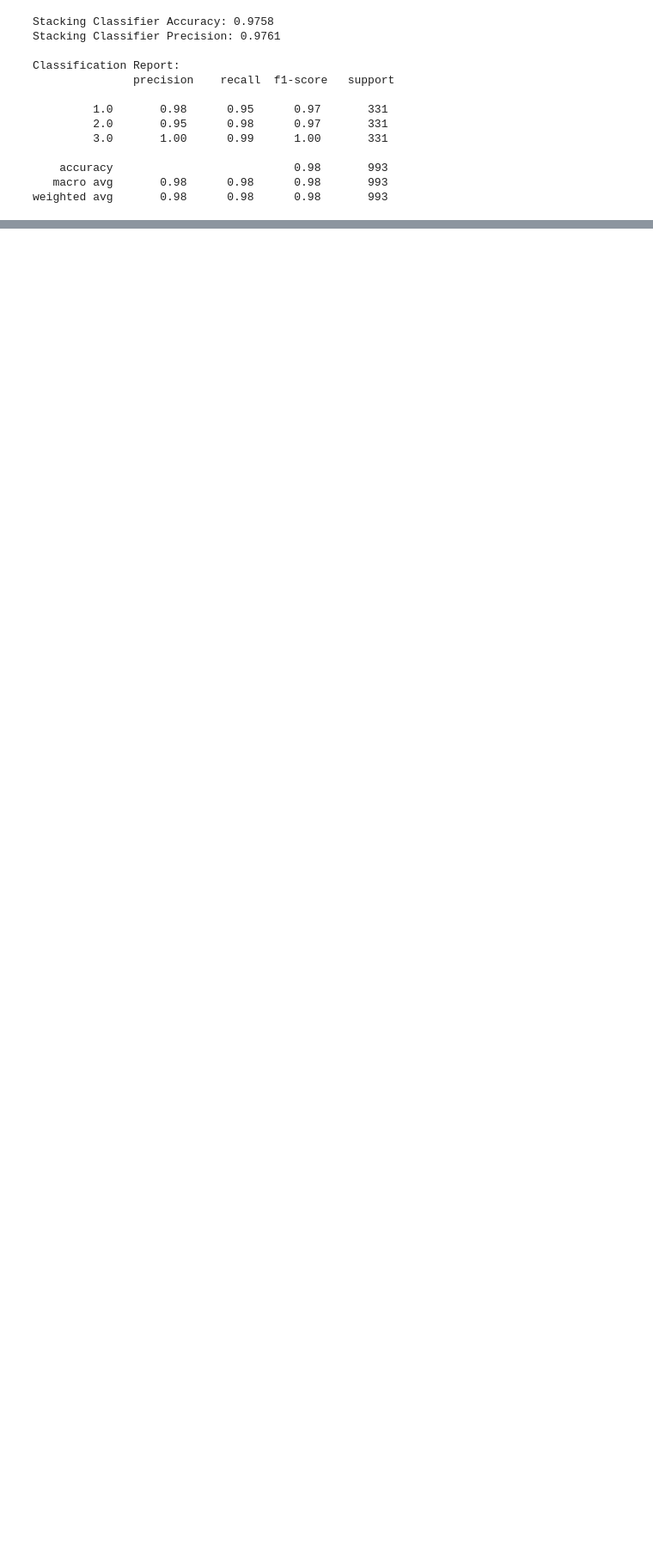
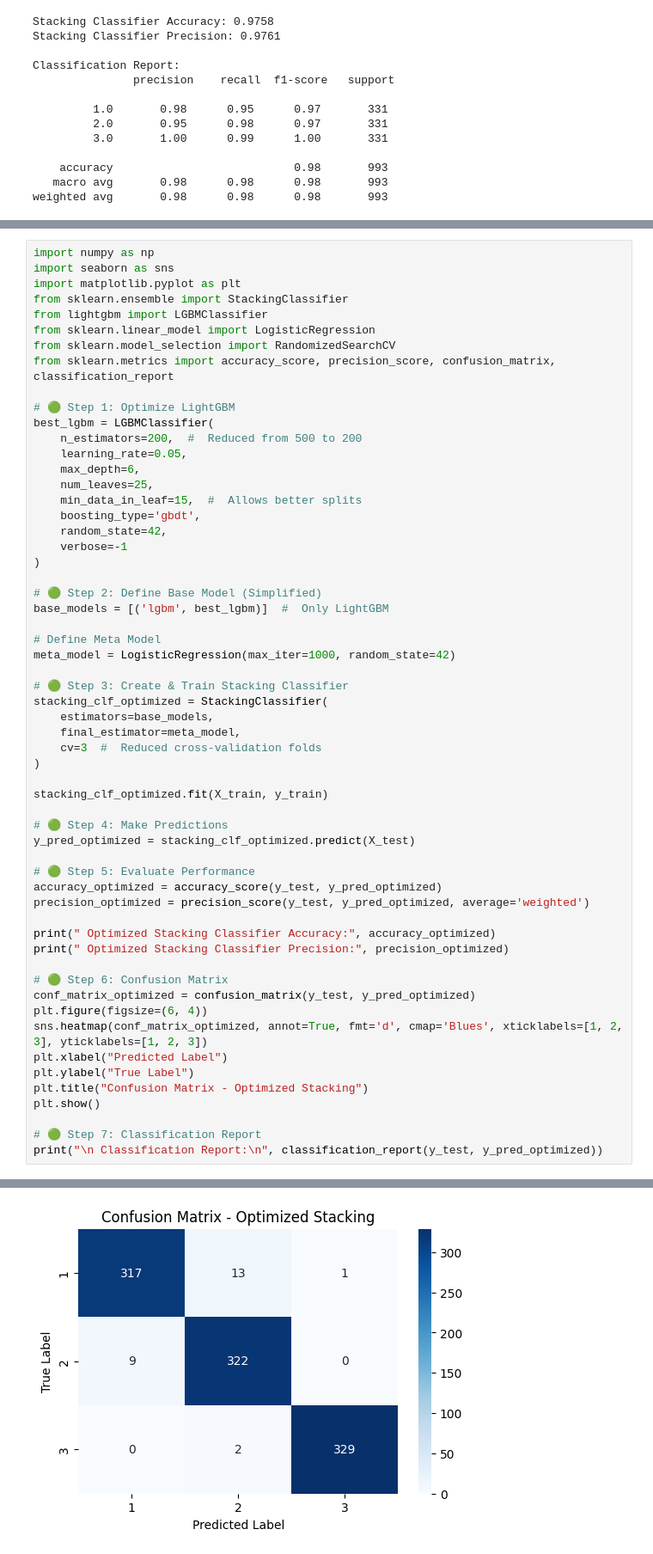
Before and after one commit to sneha0011/Predictive-Analytics-for-Fetal-Health-Conditions-Using-CTG-Data, a Jupyter notebook: fetal_health_Stacking.ipynb, the cells around one changed output, grey strips where cells are left out. Shown at 86% size. Cells and saved outputs as stored; diff of their text form; blank space fills up the shorter version.

```diff
--- a/fetal_health_Stacking.ipynb
+++ b/fetal_health_Stacking.ipynb
@@ -1080,0 +1028,59 @@ plt.show()
+# %%
+import numpy as np
+import seaborn as sns
+import matplotlib.pyplot as plt
+from sklearn.ensemble import StackingClassifier
+from lightgbm import LGBMClassifier
+from sklearn.linear_model import LogisticRegression
+from sklearn.model_selection import RandomizedSearchCV
+from sklearn.metrics import accuracy_score, precision_score, confusion_matrix, classification_report
+
+# 🟢 Step 1: Optimize LightGBM
+best_lgbm = LGBMClassifier(
+    n_estimators=200,  #  Reduced from 500 to 200
+    learning_rate=0.05,
+    max_depth=6,
+    num_leaves=25,
+    min_data_in_leaf=15,  #  Allows better splits
+    boosting_type='gbdt',
+    random_state=42,
+    verbose=-1
+)
+
+# 🟢 Step 2: Define Base Model (Simplified)
+base_models = [('lgbm', best_lgbm)]  #  Only LightGBM
+
+# Define Meta Model
+meta_model = LogisticRegression(max_iter=1000, random_state=42)
+
+# 🟢 Step 3: Create & Train Stacking Classifier
+stacking_clf_optimized = StackingClassifier(
+    estimators=base_models,
+    final_estimator=meta_model,
+    cv=3  #  Reduced cross-validation folds
+)
+
+stacking_clf_optimized.fit(X_train, y_train)
+
+# 🟢 Step 4: Make Predictions
+y_pred_optimized = stacking_clf_optimized.predict(X_test)
+
+# 🟢 Step 5: Evaluate Performance
+accuracy_optimized = accuracy_score(y_test, y_pred_optimized)
+precision_optimized = precision_score(y_test, y_pred_optimized, average='weighted')
+
+print(" Optimized Stacking Classifier Accuracy:", accuracy_optimized)
+print(" Optimized Stacking Classifier Precision:", precision_optimized)
+
+# 🟢 Step 6: Confusion Matrix
+conf_matrix_optimized = confusion_matrix(y_test, y_pred_optimized)
+plt.figure(figsize=(6, 4))
+sns.heatmap(conf_matrix_optimized, annot=True, fmt='d', cmap='Blues', xticklabels=[1, 2, 3], yticklabels=[1, 2, 3])
+plt.xlabel("Predicted Label")
+plt.ylabel("True Label")
+plt.title("Confusion Matrix - Optimized Stacking")
+plt.show()
+
+# 🟢 Step 7: Classification Report
+print("\n Classification Report:\n", classification_report(y_test, y_pred_optimized))
+# %% [output]
@@ -1080,0 +1089 @@ plt.show()
+[figure, added]
```
Also changed, not shown: parts of 46 cells of this notebook.
